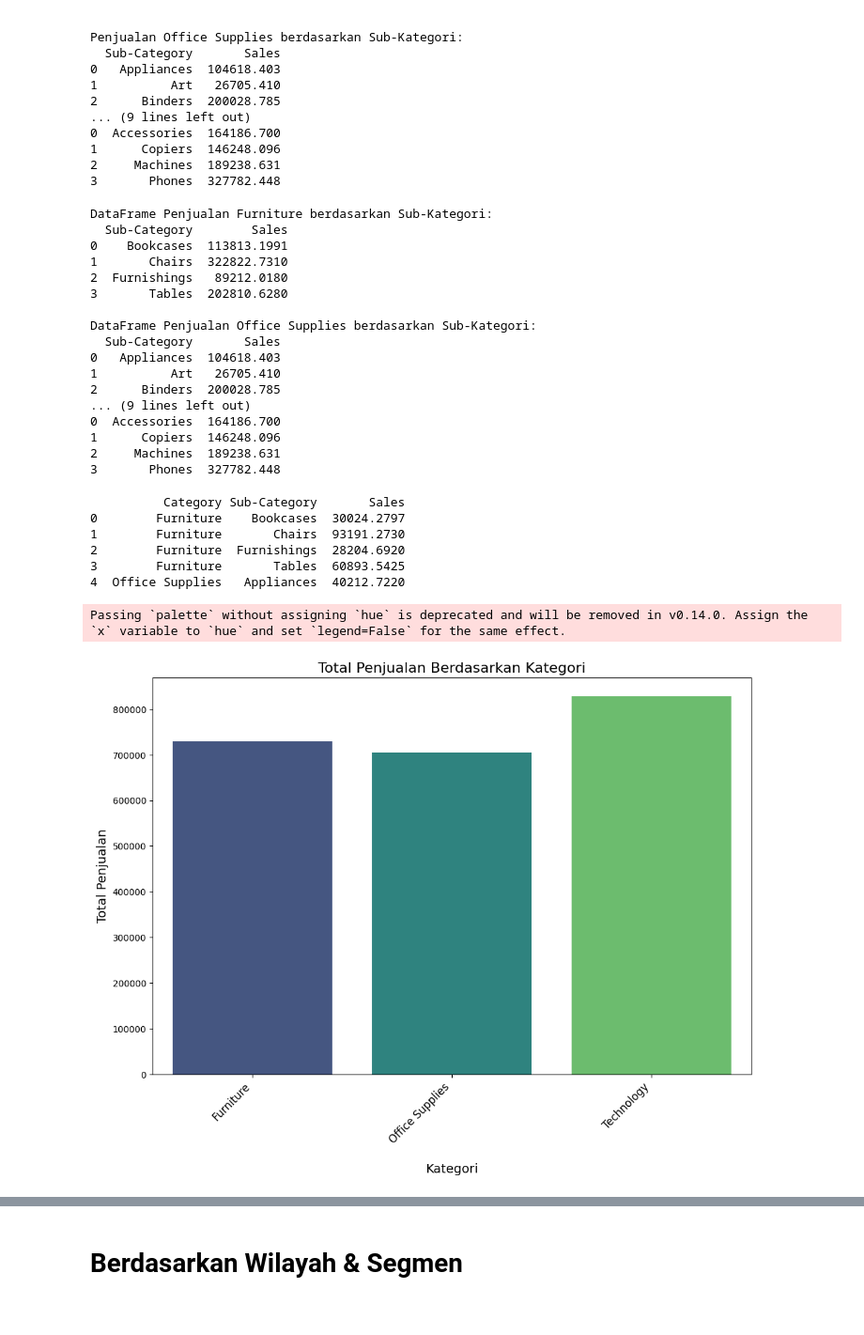
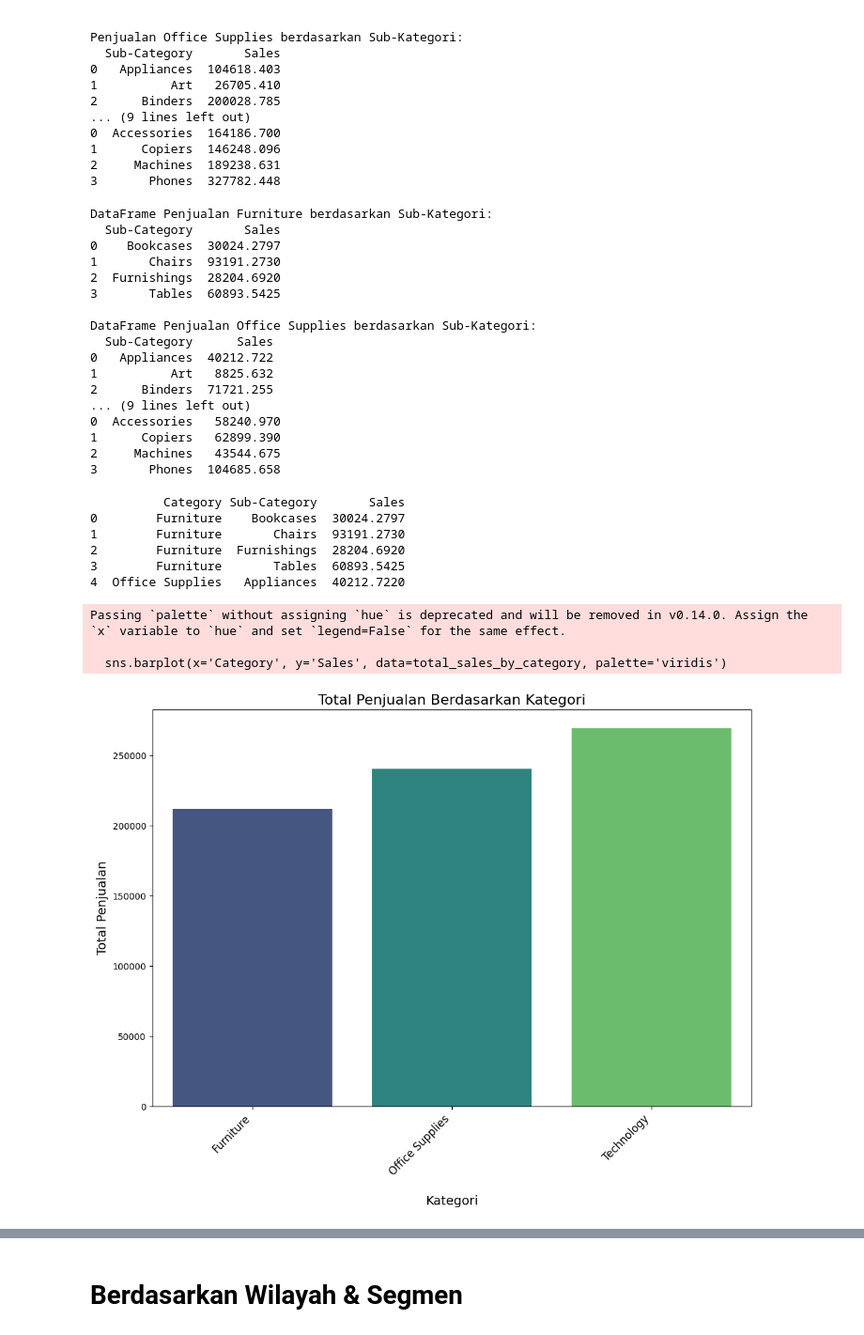
Before and after one commit to nasywabefi/DataAnalyst_Kelompok10, a Jupyter notebook: dataanalist_kelompok10.ipynb, the cells around one changed output, grey strips where cells are left out. Shown at 94% size. Cells and saved outputs as stored; diff of their text form; code cells hidden in the pictures.

```diff
--- a/dataanalist_kelompok10.ipynb
+++ b/dataanalist_kelompok10.ipynb
@@ -530,9 +530,9 @@ Penjualan Office Supplies berdasarkan Sub-Kategori:
 3       Phones  327782.448
 # %%
 # Filter data berdasarkan kategori dan sub-kategori untuk masing-masing kategori
-furniture_sales_2018 = superstore_df[superstore_df['Category'] == 'Furniture'].groupby('Sub-Category')['Sales'].sum().reset_index()
-office_supplies_sales_2018= superstore_df[superstore_df['Category'] == 'Office Supplies'].groupby('Sub-Category')['Sales'].sum().reset_index()
-technology_sales_2018= superstore_df[superstore_df['Category'] == 'Technology'].groupby('Sub-Category')['Sales'].sum().reset_index()
+furniture_sales_2018 = superstore_df_2018[superstore_df_2018['Category'] == 'Furniture'].groupby('Sub-Category')['Sales'].sum().reset_index()
+office_supplies_sales_2018= superstore_df_2018[superstore_df['Category'] == 'Office Supplies'].groupby('Sub-Category')['Sales'].sum().reset_index()
+technology_sales_2018= superstore_df_2018[superstore_df_2018['Category'] == 'Technology'].groupby('Sub-Category')['Sales'].sum().reset_index()
 
 # Tampilkan hasil dalam bentuk DataFrame
 print("DataFrame Penjualan Furniture berdasarkan Sub-Kategori:")
@@ -545,22 +545,22 @@ print("\nDataFrame Penjualan Technology berdasarkan Sub-Kategori:")
 print(technology_sales_2018)
 # %% [output]
 DataFrame Penjualan Furniture berdasarkan Sub-Kategori:
-  Sub-Category        Sales
-0    Bookcases  113813.1991
-1       Chairs  322822.7310
-2  Furnishings   89212.0180
-3       Tables  202810.6280
+  Sub-Category       Sales
+0    Bookcases  30024.2797
+1       Chairs  93191.2730
+2  Furnishings  28204.6920
+3       Tables  60893.5425
 
 DataFrame Penjualan Office Supplies berdasarkan Sub-Kategori:
-  Sub-Category       Sales
-0   Appliances  104618.403
-1          Art   26705.410
-2      Binders  200028.785
+  Sub-Category      Sales
+0   Appliances  40212.722
+1          Art   8825.632
+2      Binders  71721.255
 ... (9 lines left out)
-0  Accessories  164186.700
-1      Copiers  146248.096
-2     Machines  189238.631
-3       Phones  327782.448
+0  Accessories   58240.970
+1      Copiers   62899.390
+2     Machines   43544.675
+3       Phones  104685.658
 # %%
 # Reset index untuk mengubah Series menjadi DataFrame
 perjualan_kategory_2018_df = perjualan_kategory_2018.reset_index()
@@ -577,25 +577,27 @@ print(perjualan_kategory_2018_df.head())
 # %%
 
 
 # Menghitung total penjualan berdasarkan kategori
-total_sales_by_category = superstore_df.groupby('Category')['Sales'].sum().reset_index()
+total_sales_by_category = superstore_df_2018.groupby('Category')['Sales'].sum().reset_index()
 
 # Membuat plot batang vertikal berdasarkan kategori
 plt.figure(figsize=(12, 8))  # Ukuran lebar 12 inci dan tinggi 8 inci
 sns.barplot(x='Category', y='Sales', data=total_sales_by_category, palette='viridis')
 
 # Menambahkan judul dan label
 plt.title('Total Penjualan Berdasarkan Kategori', fontsize=16)
 plt.xlabel('Kategori', fontsize=14, labelpad=20)
 plt.ylabel('Total Penjualan', fontsize=14)
 
 # Menyesuaikan layout untuk memberi ruang lebih pada sumbu X
 plt.xticks(rotation=45, ha='right', fontsize=12)
 
 # Menampilkan plot
 plt.show()
 # %% [output]
 Passing `palette` without assigning `hue` is deprecated and will be removed in v0.14.0. Assign the `x` variable to `hue` and set `legend=False` for the same effect.
+
+  sns.barplot(x='Category', y='Sales', data=total_sales_by_category, palette='viridis')
-[figure, old version]
+[figure, new version]
 # %%
 # DataFrame penjualan per sub-kategori untuk masing-masing kategori
```
Also changed, not shown: parts of 3 cells of this notebook.
